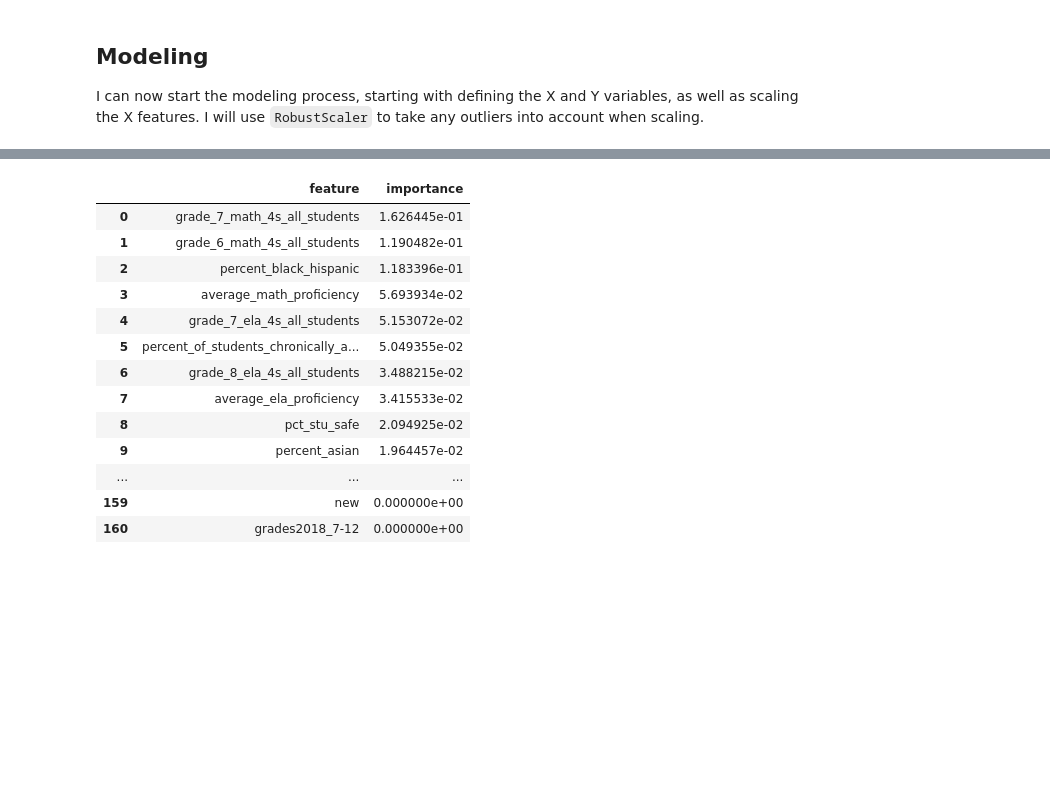
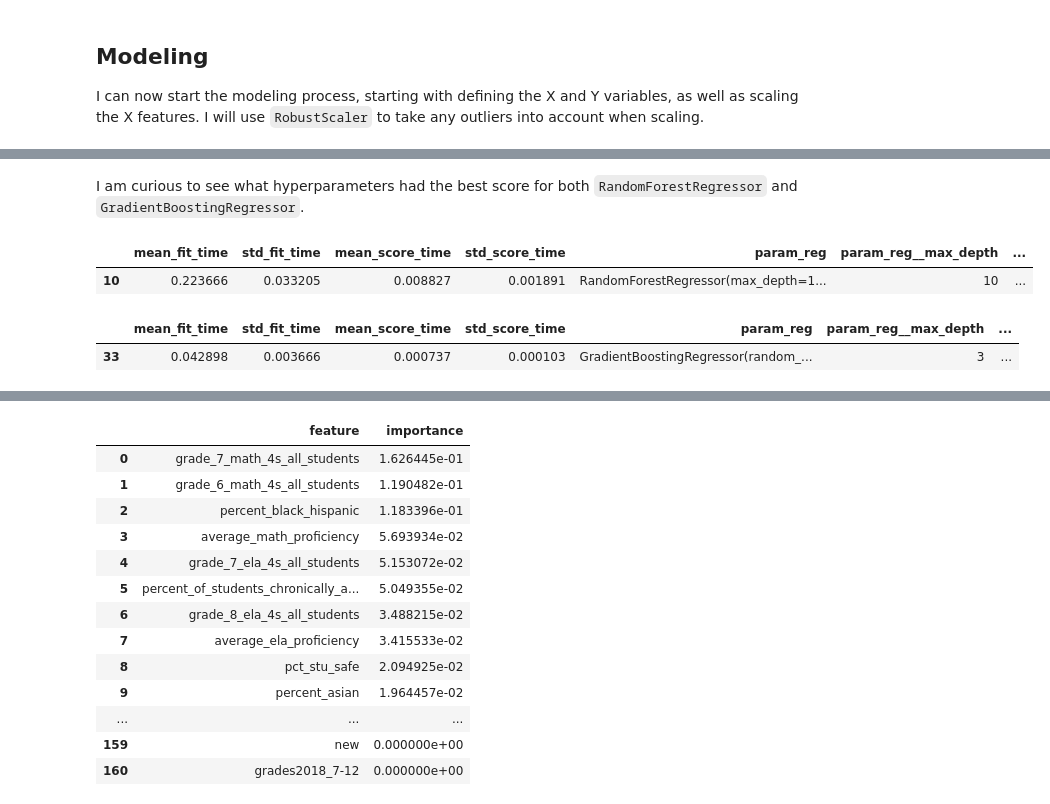
Before and after one commit to evanchen13/passnyc, a Jupyter notebook: passnyc.ipynb, the cells around one changed output, grey strips where cells are left out. Drawn from its saved outputs; the diff is of its cells as text; code cells hidden in the pictures; blank space fills up the shorter version.

```diff
--- a/passnyc.ipynb
+++ b/passnyc.ipynb
@@ -1940,0 +1988,14 @@ I will now take a look at the features and their importances.
+# %% [markdown]
+I am curious to see what hyperparameters had the best score for both `RandomForestRegressor` and `GradientBoostingRegressor`.
+# %%
+rf_results = cv_specific_results.query('param_reg == "RandomForestRegressor(max_depth=10, random_state=42)"')
+rf_results[rf_results['mean_test_score'] == rf_results['mean_test_score'].max()]
+# %% [output]
+|  | mean_fit_time | std_fit_time | mean_score_time | std_score_time | param_reg | param_reg__max_depth | ... |
+| 10 | 0.223666 | 0.033205 | 0.008827 | 0.001891 | RandomForestRegressor(max_depth=1... | 10 | ... |
+# %%
+gb_results = cv_specific_results.query('param_reg == "GradientBoostingRegressor(random_state=42)"')
+gb_results[gb_results['mean_test_score'] == gb_results['mean_test_score'].max()]
+# %% [output]
+|  | mean_fit_time | std_fit_time | mean_score_time | std_score_time | param_reg | param_reg__max_depth | ... |
+| 33 | 0.042898 | 0.003666 | 0.000737 | 0.000103 | GradientBoostingRegressor(random_... | 3 | ... |
```
Also changed, not shown: parts of 13 cells of this notebook.
